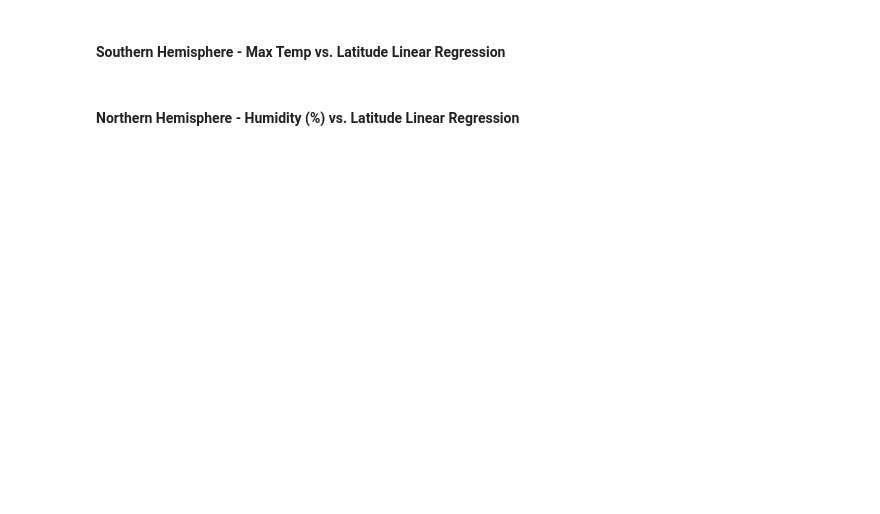
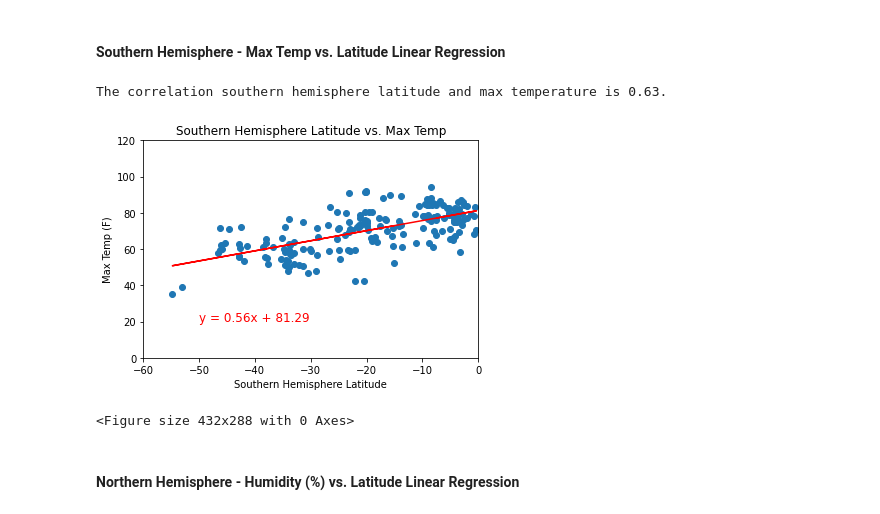
Before and after one commit to Ramirra/python-api-challenge, a Jupyter notebook: WeatherPy.ipynb, the cells around one changed output. Drawn from its saved outputs; the diff is of its cells as text; code cells hidden in the pictures; blank space fills up the shorter version.

```diff
--- a/WeatherPy.ipynb
+++ b/WeatherPy.ipynb
@@ -304,35 +323,40 @@ plt.savefig("Images/nh_lat_temp_regression.png")
 # %%
 #determine St. Pearson Correlation Coefficient
 correlation = round(st.pearsonr(southern_hemisphere["Lat"], southern_hemisphere["Max Temp"])[0],2)
 
 #print St. Pearson Correlation Coefficient
 print(f"The correlation southern hemisphere latitude and max temperature is {correlation:.2f}.")
 
 # establish linear regression values
 model = st.linregress(southern_hemisphere["Lat"], southern_hemisphere["Max Temp"])
 
 # linear regression line
 yvalues = (southern_hemisphere["Lat"] * model[0]) + model[1]
 line_eq = "y = " + str(round(model[0],2)) + "x + " + str(round(model[1],2))
 
 # scatter plot of the data
 plt.scatter(southern_hemisphere["Lat"], southern_hemisphere["Max Temp"])
 plt.plot(southern_hemisphere["Lat"], yvalues, color = "red")
 
 #annotation and labels
 plt.annotate(line_eq,(-50, 20),fontsize=12,color="red")
-plt.xlabel ("Southern Hemisphere Latitude")
-plt.ylabel ("Max Temp (F)")
+plt.title("Southern Hemisphere Latitude vs. Max Temp")
+plt.xlabel("Southern Hemisphere Latitude")
+plt.ylabel("Max Temp (F)")
 
 #axes limits
 plt.ylim(0, 120)
 plt.xlim(-60, 0)
 
 #display plot
 plt.show()
 
 #save image
 plt.savefig("Images/sh_lat_temp_regression.png")
+# %% [output]
+The correlation southern hemisphere latitude and max temperature is 0.63.
+[figure, added]
+<Figure size 432x288 with 0 Axes>
 # %% [markdown]
 ####  Northern Hemisphere - Humidity (%) vs. Latitude Linear Regression
 # %%
```
Also changed, not shown: parts of 14 cells of this notebook, 1 other file.
